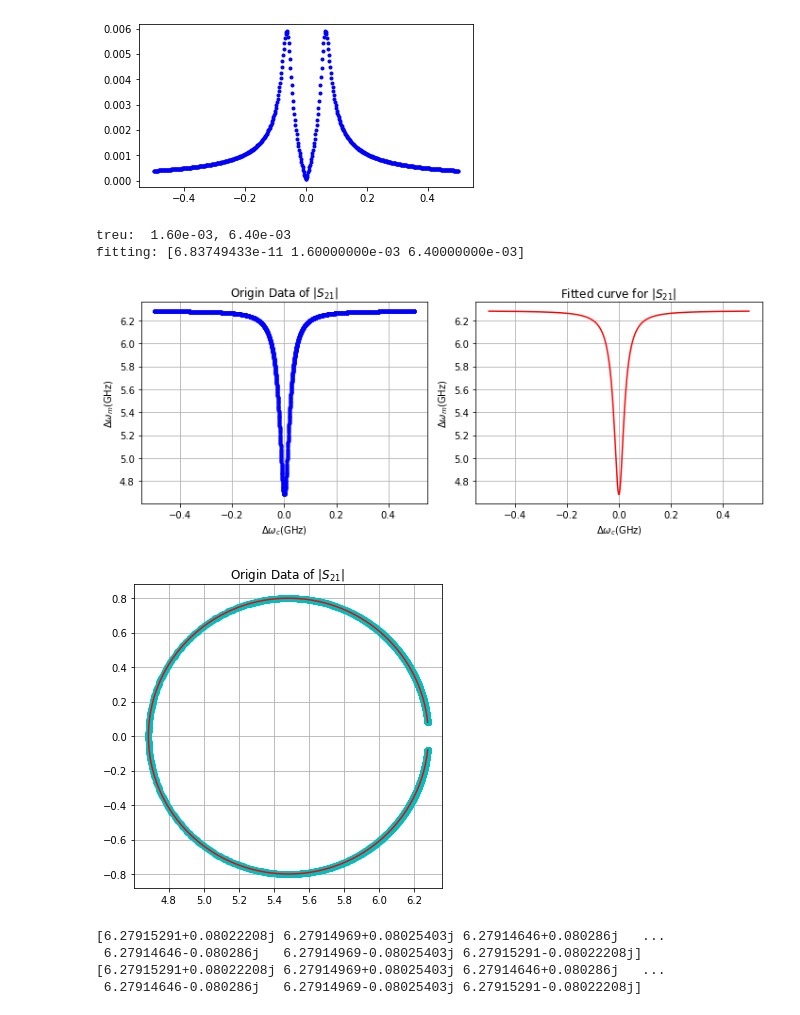
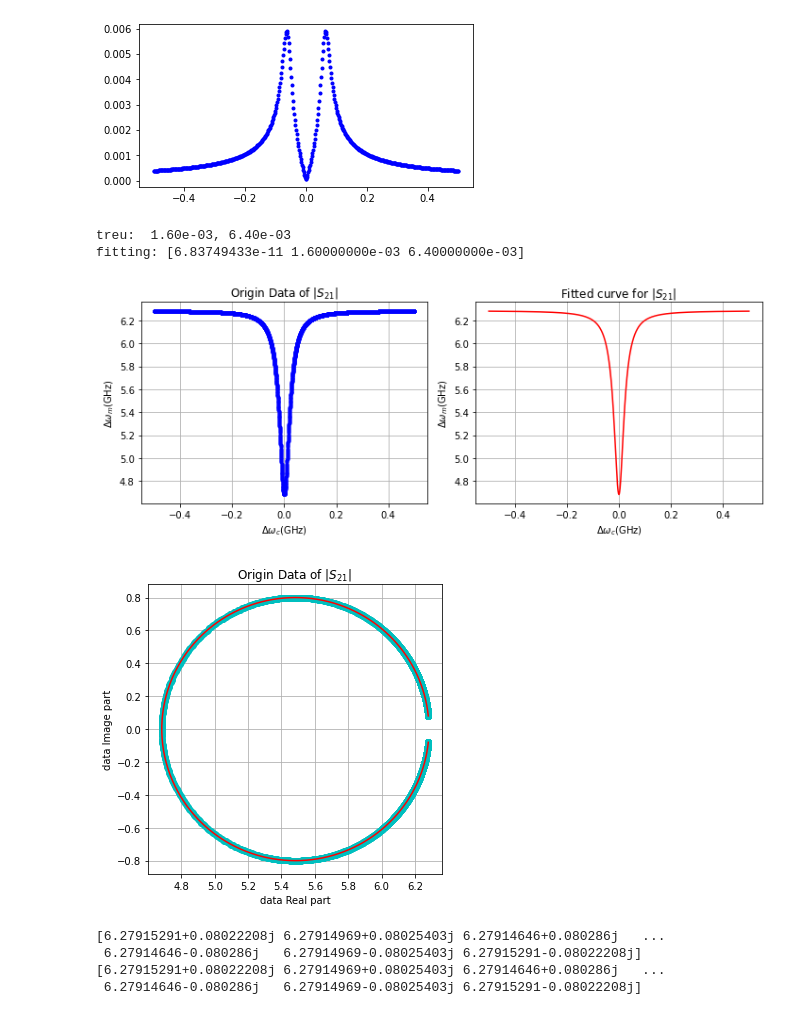
Before and after one commit to Nick1467/Mirror, a Jupyter notebook: circleUfit.ipynb, the cells around one changed output. Saved outputs shown, nothing was run; the diff lists cells and outputs as text; code cells hidden in the pictures.

Commit message:
plot label

```diff
--- a/circleUfit.ipynb
+++ b/circleUfit.ipynb
@@ -182,36 +182,36 @@ print(f'fitting: {popt}')
 plt.figure(figsize=(10, 4))
 
 plt.subplot(1, 2, 1)
 plt.plot( omega, abs(data), 'b.')
 plt.grid(True)
 plt.xlabel('$\Delta\omega_c$(GHz)')
 plt.ylabel('$\Delta\omega_m$(GHz)')
 plt.title('Origin Data of $|S_{21}|$')
 
 plt.subplot(1, 2, 2)
 plt.plot( omega, abs(s11_Fit), 'r-')
 plt.grid(True)
 plt.xlabel('$\Delta\omega_c$(GHz)')
 plt.ylabel('$\Delta\omega_m$(GHz)')
 plt.title('Fitted curve for $|S_{21}|$')
 
 plt.tight_layout()
 plt.show()
 
 plt.figure(figsize=(5, 5))
 plt.plot( data.real, data.imag ,'co', label = 'Origin Data of $|S_{21}|$')
 plt.grid(True)
 plt.title('Origin Data of $|S_{21}|$')
 plt.plot( s11_Fit.real, s11_Fit.imag, 'r-', label ='Fitted curve for $|S_{21}|$')
-
-
+plt.xlabel('data Real part')
+plt.ylabel('data Image part')
 plt.tight_layout()
 plt.show()
 # %% [output]
 treu:  1.60e-03, 6.40e-03
 fitting: [6.83749433e-11 1.60000000e-03 6.40000000e-03]
 [figure]
-[figure, old version]
+[figure, new version]
 # %%
 test = s11_curvefit( omega, omega_m, alpha, kappa)
 
```
Also changed, not shown: parts of 1 cell of this notebook, 1 other file.
